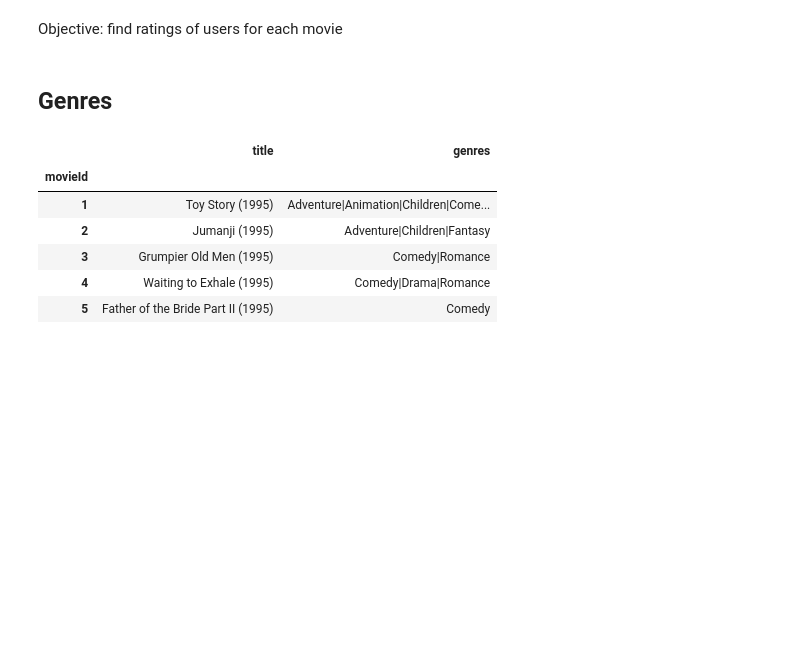
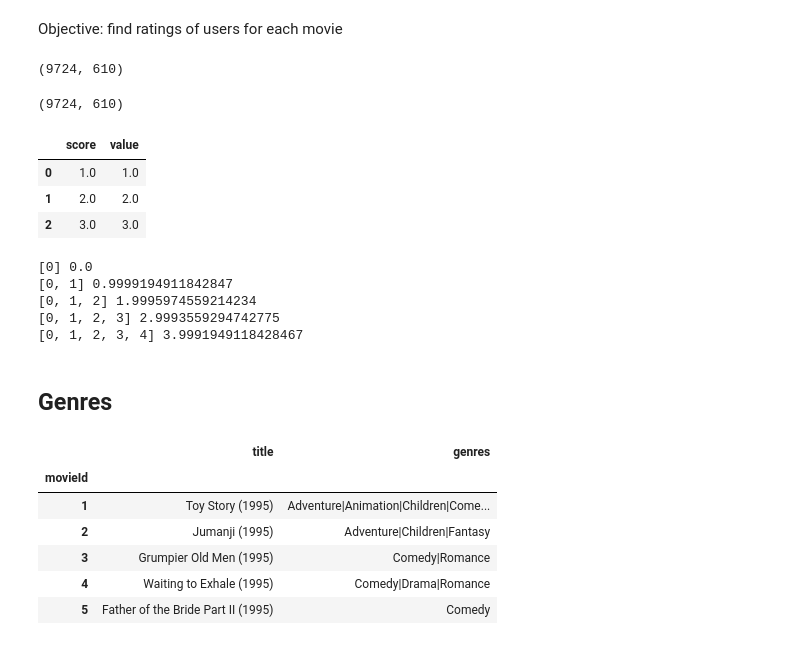
Before and after one commit to tongch8819/SubOptKnapsack, a Jupyter notebook: notebooks/movie.ipynb, the cells around one changed output. Saved outputs shown, nothing was run; the diff lists cells and outputs as text; code cells hidden in the pictures; blank space fills up the shorter version.

```diff
--- a/notebooks/movie.ipynb
+++ b/notebooks/movie.ipynb
@@ -5,2 +6,21 @@ import numpy as np
 # %% [markdown]
 Objective: find ratings of users for each movie
+# %%
+user2movie_rating = np.load("../dataset/movie/user_by_movies_small_rating.npy")
+user2movie_rating = user2movie_rating.transpose()
+user2movie_rating.shape
+# %% [output]
+(9724, 610)
+# %%
+user2movie_rating = pd.DataFrame(user2movie_rating)
+user2movie_rank = user2movie_rating.rank()
+matrix = user2movie_rank.values
+
+def normalize(M):
+    ma, mi = M.max(), M.min()
+    return (M - mi) / (ma - mi)
+
+matrix = normalize(matrix)
+matrix.shape
+# %% [output]
+(9724, 610)
@@ -7,3 +29,29 @@ Objective: find ratings of users for each movie
+# %%
+# example of rank API
+d = pd.DataFrame({'score': [1,2,3], 'value': [10, 20, 30]})
+d.rank()
+# %% [output]
+|  | score | value |
+| 0 | 1.0 | 1.0 |
+| 1 | 2.0 | 2.0 |
+| 2 | 3.0 | 3.0 |
+# %%
+def objective(S: List[int]):
+    if len(S) == 0: return 0.
+    # compute maximum across all users
+    return matrix[S, :].max(axis=1).sum()
+
+S = []
+for i in range(5):
+    fs = objective(S)
+    S.append(i)
+    print(S, fs)
+# %% [output]
+[0] 0.0
+[0, 1] 0.9999194911842847
+[0, 1, 2] 1.9995974559214234
+[0, 1, 2, 3] 2.9993559294742775
+[0, 1, 2, 3, 4] 3.9991949118428467
 # %% [markdown]
 ## Genres
 # %%
```
Also changed, not shown: parts of 2 cells of this notebook, 4 other files.
